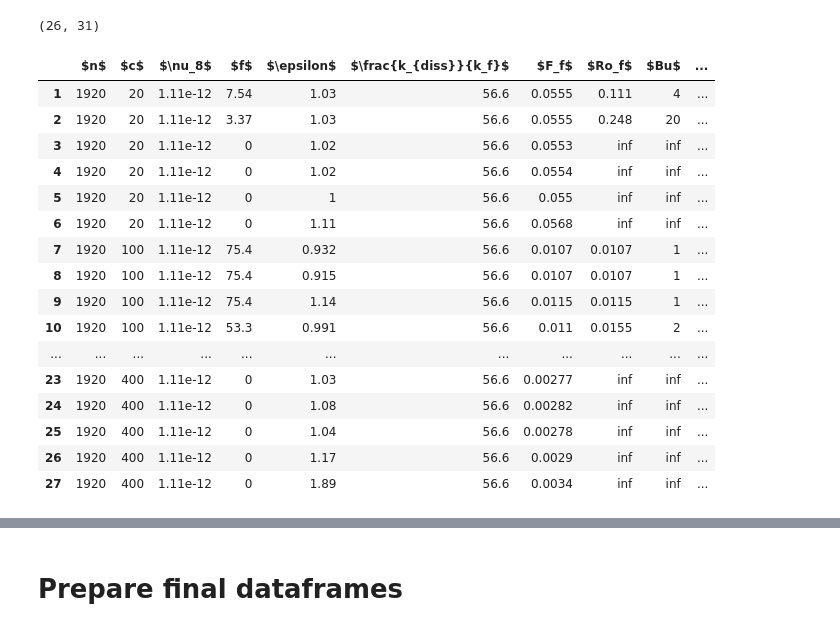
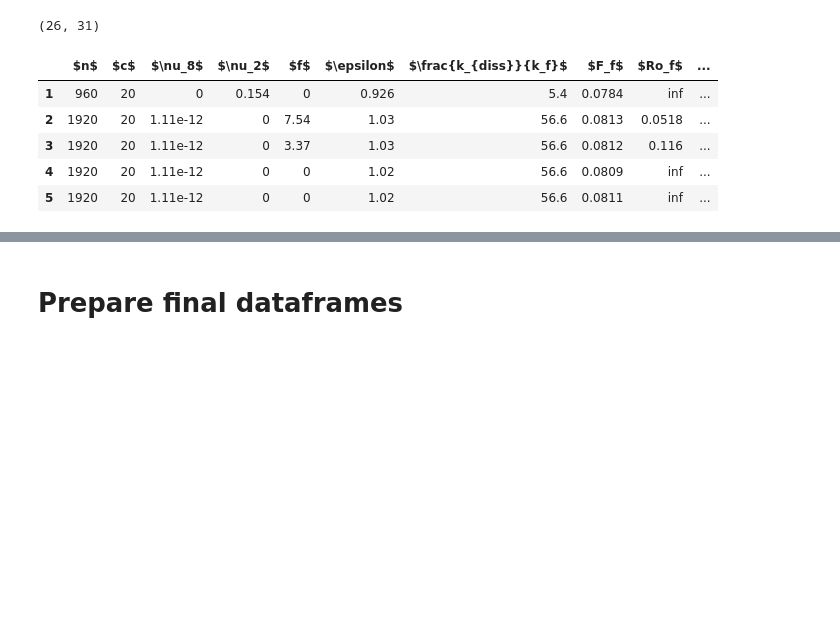
Before and after one commit to ashwinvis/augieretal_jfm_2019_shallow_water, a Jupyter notebook: Python/table.ipynb, the cells around one changed output, grey strips where cells are left out. Drawn from its saved outputs; the diff is of its cells as text; code cells hidden in the pictures; blank space fills up the shorter version.

Commit message:
Update tables with redefined Fr

```diff
--- a/Python/table.ipynb
+++ b/Python/table.ipynb
@@ -42,28 +38,21 @@ Also check that you aren't mistakenly setting the invert arguement
 len(df_noise), len(df_vort)
 # %% [output]
 (26, 31)
+# %%
+# Ignore because not defined
+df_noise.drop(columns=["$Re$", "$ReF_f^{2/3}$"], inplace=True)
+df_vort.drop(columns=["$Re$", "$ReF_f^{2/3}$"], inplace=True)
 # %%
 df_vort = clean_up(df_vort)
 df_vort = sort_reindex(df_vort)
-df_vort
+df_vort.head()
 # %% [output]
-|  | $n$ | $c$ | $\nu_8$ | $f$ | $\epsilon$ | $\frac{k_{diss}}{k_f}$ | $F_f$ | $Ro_f$ | $Bu$ | ... |
-| 1 | 1920 | 20 | 1.11e-12 | 7.54 | 1.03 | 56.6 | 0.0555 | 0.111 | 4 | ... |
-| 2 | 1920 | 20 | 1.11e-12 | 3.37 | 1.03 | 56.6 | 0.0555 | 0.248 | 20 | ... |
-| 3 | 1920 | 20 | 1.11e-12 | 0 | 1.02 | 56.6 | 0.0553 | inf | inf | ... |
-| 4 | 1920 | 20 | 1.11e-12 | 0 | 1.02 | 56.6 | 0.0554 | inf | inf | ... |
-| 5 | 1920 | 20 | 1.11e-12 | 0 | 1 | 56.6 | 0.055 | inf | inf | ... |
-| 6 | 1920 | 20 | 1.11e-12 | 0 | 1.11 | 56.6 | 0.0568 | inf | inf | ... |
-| 7 | 1920 | 100 | 1.11e-12 | 75.4 | 0.932 | 56.6 | 0.0107 | 0.0107 | 1 | ... |
-| 8 | 1920 | 100 | 1.11e-12 | 75.4 | 0.915 | 56.6 | 0.0107 | 0.0107 | 1 | ... |
-| 9 | 1920 | 100 | 1.11e-12 | 75.4 | 1.14 | 56.6 | 0.0115 | 0.0115 | 1 | ... |
-| 10 | 1920 | 100 | 1.11e-12 | 53.3 | 0.991 | 56.6 | 0.011 | 0.0155 | 2 | ... |
-| ... | ... | ... | ... | ... | ... | ... | ... | ... | ... | ... |
-| 23 | 1920 | 400 | 1.11e-12 | 0 | 1.03 | 56.6 | 0.00277 | inf | inf | ... |
-| 24 | 1920 | 400 | 1.11e-12 | 0 | 1.08 | 56.6 | 0.00282 | inf | inf | ... |
-| 25 | 1920 | 400 | 1.11e-12 | 0 | 1.04 | 56.6 | 0.00278 | inf | inf | ... |
-| 26 | 1920 | 400 | 1.11e-12 | 0 | 1.17 | 56.6 | 0.0029 | inf | inf | ... |
-| 27 | 1920 | 400 | 1.11e-12 | 0 | 1.89 | 56.6 | 0.0034 | inf | inf | ... |
+|  | $n$ | $c$ | $\nu_8$ | $\nu_2$ | $f$ | $\epsilon$ | $\frac{k_{diss}}{k_f}$ | $F_f$ | $Ro_f$ | ... |
+| 1 | 960 | 20 | 0 | 0.154 | 0 | 0.926 | 5.4 | 0.0784 | inf | ... |
+| 2 | 1920 | 20 | 1.11e-12 | 0 | 7.54 | 1.03 | 56.6 | 0.0813 | 0.0518 | ... |
+| 3 | 1920 | 20 | 1.11e-12 | 0 | 3.37 | 1.03 | 56.6 | 0.0812 | 0.116 | ... |
+| 4 | 1920 | 20 | 1.11e-12 | 0 | 0 | 1.02 | 56.6 | 0.0809 | inf | ... |
+| 5 | 1920 | 20 | 1.11e-12 | 0 | 0 | 1.02 | 56.6 | 0.0811 | inf | ... |
 # %%
 df_noise = clean_up(df_noise)
 df_noise = sort_reindex(df_noise)
```
Also changed, not shown: parts of 11 cells of this notebook, 9 other files.
